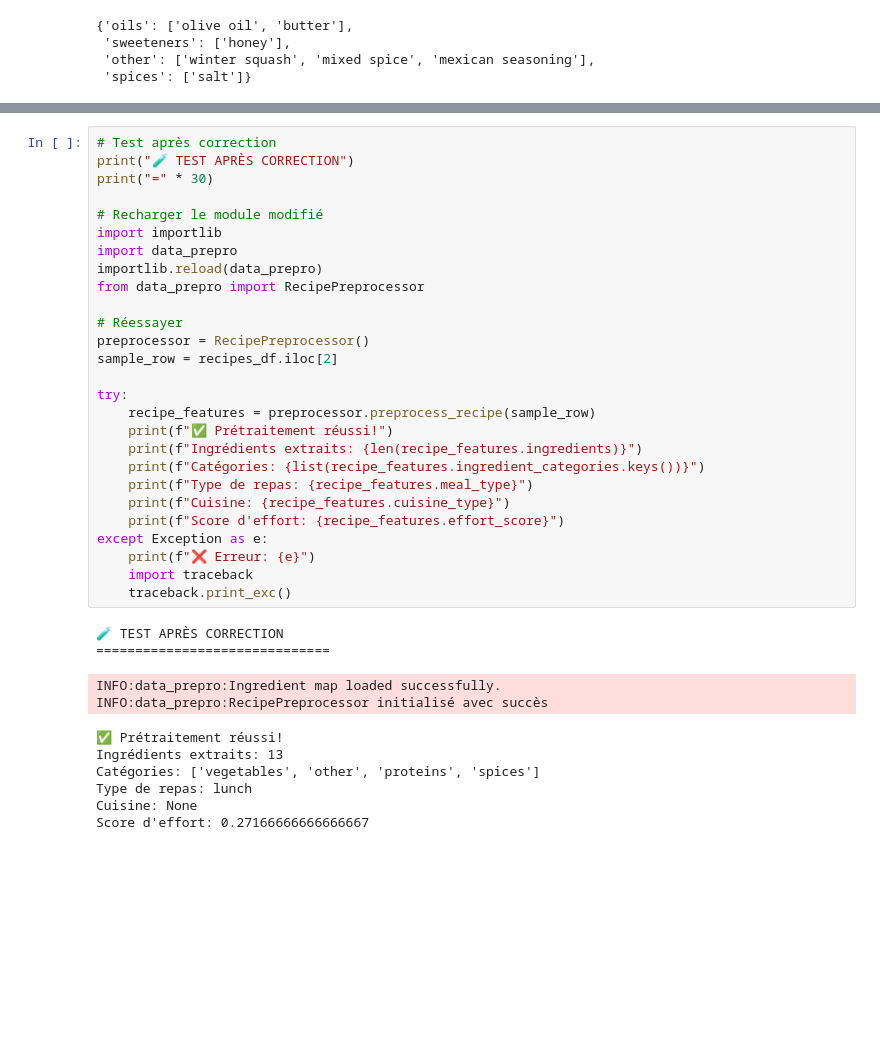
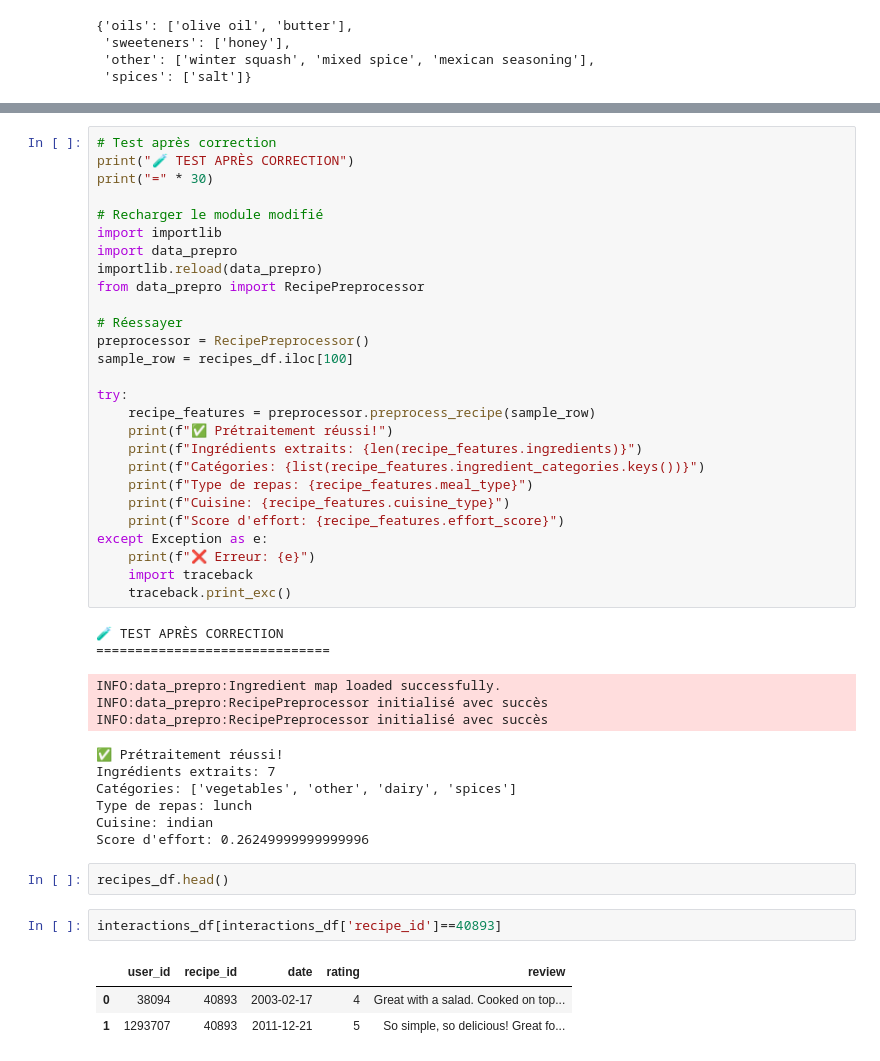
Before and after one commit to Mangetamain/mangetamain, a Jupyter notebook: preprocessing/prepro.ipynb, the cells around one changed output, grey strips where cells are left out. Drawn from its saved outputs; the diff is of its cells as text; blank space fills up the shorter version.

```diff
--- a/preprocessing/prepro.ipynb
+++ b/preprocessing/prepro.ipynb
@@ -588,7 +582,7 @@ from data_prepro import RecipePreprocessor
 
 # Réessayer
 preprocessor = RecipePreprocessor()
-sample_row = recipes_df.iloc[2]
+sample_row = recipes_df.iloc[100]
 
 try:
     recipe_features = preprocessor.preprocess_recipe(sample_row)
@@ -607,9 +601,18 @@ except Exception as e:
 ==============================
 INFO:data_prepro:Ingredient map loaded successfully.
 INFO:data_prepro:RecipePreprocessor initialisé avec succès
+INFO:data_prepro:RecipePreprocessor initialisé avec succès
 ✅ Prétraitement réussi!
-Ingrédients extraits: 13
-Catégories: ['vegetables', 'other', 'proteins', 'spices']
+Ingrédients extraits: 7
+Catégories: ['vegetables', 'other', 'dairy', 'spices']
 Type de repas: lunch
-Cuisine: None
-Score d'effort: 0.27166666666666667
+Cuisine: indian
+Score d'effort: 0.26249999999999996
+# %%
+recipes_df.head()
+# %%
+interactions_df[interactions_df['recipe_id']==40893]
+# %% [output]
+|  | user_id | recipe_id | date | rating | review |
+| 0 | 38094 | 40893 | 2003-02-17 | 4 | Great with a salad. Cooked on top... |
+| 1 | 1293707 | 40893 | 2011-12-21 | 5 | So simple, so delicious! Great fo... |
```
Also changed, not shown: parts of 21 cells of this notebook, 13 other files.
